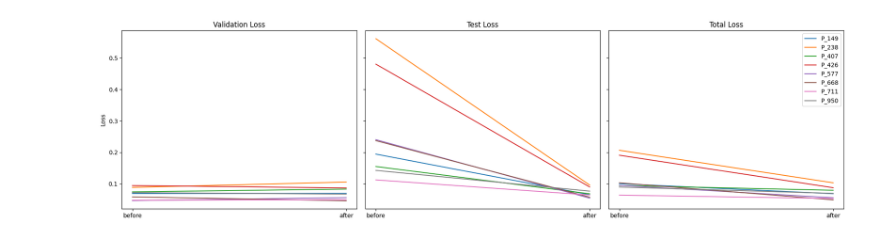
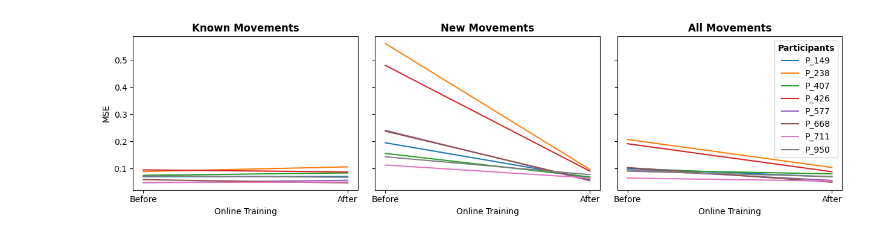
Before and after one commit to joris-gentinetta/biomech_PCP, a Jupyter notebook: paper_plots.ipynb, the cells around one changed output. Saved outputs shown, nothing was run; the diff lists cells and outputs as text; code cells hidden in the pictures.

Commit message:
all plots

```diff
--- a/paper_plots.ipynb
+++ b/paper_plots.ipynb
@@ -56,40 +64,45 @@ df.loc[:, ('offline', 'total')] = (df.loc[:, ('offline', 'val')] * 9 + df.loc[:,
 import matplotlib.pyplot as plt
 
 # Create a figure and a set of subplots with independent y-axis limits
-fig, axes = plt.subplots(1, 3, figsize=(18, 5), sharey=True)
+fig, axes = plt.subplots(1, 3, figsize=(18*0.7, 5*0.7), sharey=True)
 
 # Set index
 df.set_index('participants', inplace=True, drop=False)
 
 # Modes to plot
 modes = ['val', 'test', 'total']
+names = ['Known Movements', 'New Movements', 'All Movements']
 
 # Plot each mode in a separate subplot
 for idx, (ax, mode) in enumerate(zip(axes, modes)):
     for participant in participants:
-        ax.plot(['before', 'after'],
+        ax.plot(['Before', 'After'],
                 [df.loc[participant, ('init', mode)], df.loc[participant, ('offline', mode)]],
                 label=participant)
     name = 'Validation' if mode == 'val' else 'Test' if mode == 'test' else 'Total'
-    ax.set_title(f'{name} Loss')
+    ax.set_title(names[idx], fontweight='bold')
 
     # Set ylabel only for the first subplot
     if idx == 0:
-        ax.set_ylabel('Loss')
+        ax.set_ylabel('MSE')
 
     # Add legend only to the last subplot
     if idx == 2:  # Last subplot
-        ax.legend(loc='upper right')
+        ax.legend(loc='upper right', title='Participants', title_fontproperties={'weight':'bold'})
+    ax.set_xlabel('Online Training')
+
 
 
 
 # Adjust layout
 plt.tight_layout()
 
 # Show the plot
-plt.show()
+# plt.savefig(plot_folder / 'individual.png', dpi=300)
+# plt.show()
+# plt.close(fig)
 # %% [output]
-[figure, old version]
+[figure, new version]
 # %%
 # pert_init
 mapping = pd.read_csv(data_folder / 'pert_offline_mapping.csv')
```
Also changed, not shown: parts of 28 cells of this notebook, 6 other files.
